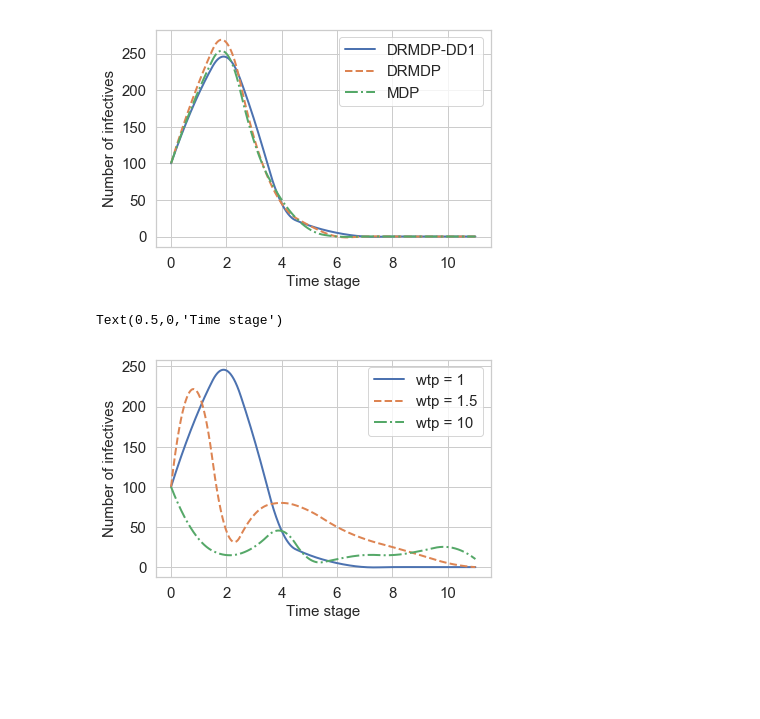
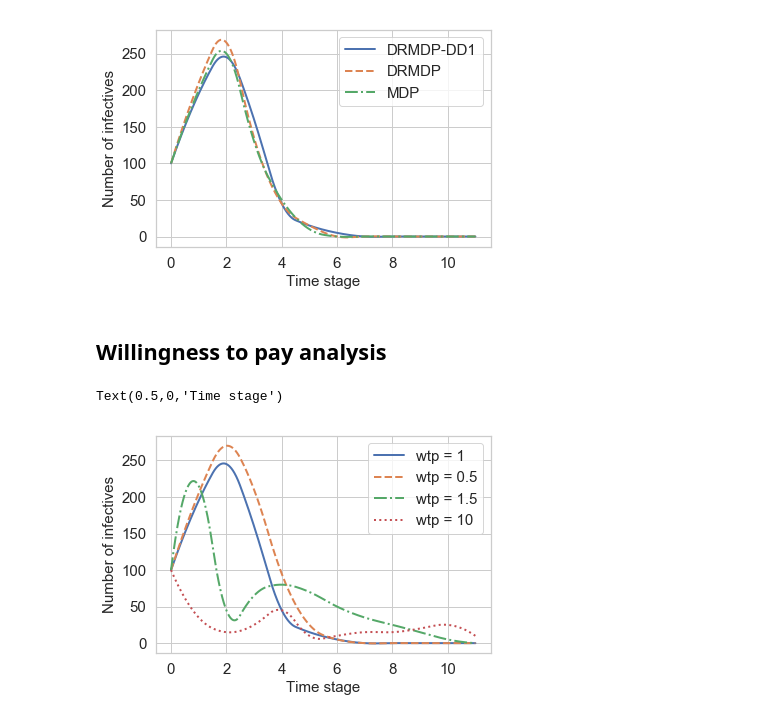
Before and after one commit to kadysongbb/drmdp, a Jupyter notebook: plot.ipynb, the cells around one changed output. Saved outputs shown, nothing was run; the diff lists cells and outputs as text; code cells hidden in the pictures; blank space fills up the shorter version.

```diff
--- a/plot.ipynb
+++ b/plot.ipynb
@@ -29,26 +31,32 @@ plt.xlabel('Time stage', fontsize = 15)
 # %% [output]
 Text(0.5,0,'Time stage')
 [figure]
+# %% [markdown]
+## Willingness to pay analysis
 # %%
 xi_dddrmdp1_wtp1 = [100,195,245,160,45,15,5,0,0,0,0,0]
-xi_dddrmdp1_wtp2 = [100,215,45,65,80,70,50,35,25,15,5,0]
-xi_dddrmdp1_wtp3 = [100,35,15,25,45,10,10,15,15,20,25,10]
+xi_dddrmdp1_wtp2 = [100,205,270,210,95,25,5,0,0,0,0,0]
+xi_dddrmdp1_wtp3 = [100,215,45,65,80,70,50,35,25,15,5,0]
+xi_dddrmdp1_wtp4 = [100,35,15,25,45,10,10,15,15,20,25,10]
 
 f_wtp1 = interp1d(np.arange(12), xi_dddrmdp1_wtp1, kind='quadratic')
 f_wtp2 = interp1d(np.arange(12), xi_dddrmdp1_wtp2, kind='quadratic')
 f_wtp3 = interp1d(np.arange(12), xi_dddrmdp1_wtp3, kind='quadratic')
+f_wtp4 = interp1d(np.arange(12), xi_dddrmdp1_wtp4, kind='quadratic')
+
 
 xnew = np.linspace(0,11,num=1000)
 plt.figure()
 plt.plot(xnew, f_wtp1(xnew), label = 'wtp = 1',linewidth = 2)
-plt.plot(xnew, f_wtp2(xnew),'--',label = 'wtp = 1.5',linewidth = 2)
-plt.plot(xnew, f_wtp3(xnew),'-.',label = 'wtp = 10',linewidth = 2)
+plt.plot(xnew, f_wtp2(xnew),'--',label = 'wtp = 0.5',linewidth = 2)
+plt.plot(xnew, f_wtp3(xnew),'-.',label = 'wtp = 1.5',linewidth = 2)
+plt.plot(xnew, f_wtp4(xnew),':',label = 'wtp = 10',linewidth = 2)
 
 plt.legend(fontsize = 15)
 plt.xticks(fontsize= 15)
 plt.yticks(fontsize= 15)
 plt.ylabel('Number of infectives', fontsize = 15)
 plt.xlabel('Time stage', fontsize = 15)
 # %% [output]
 Text(0.5,0,'Time stage')
-[figure, old version]
+[figure, new version]
```
Also changed, not shown: parts of 3 cells of this notebook, 3 other files.
